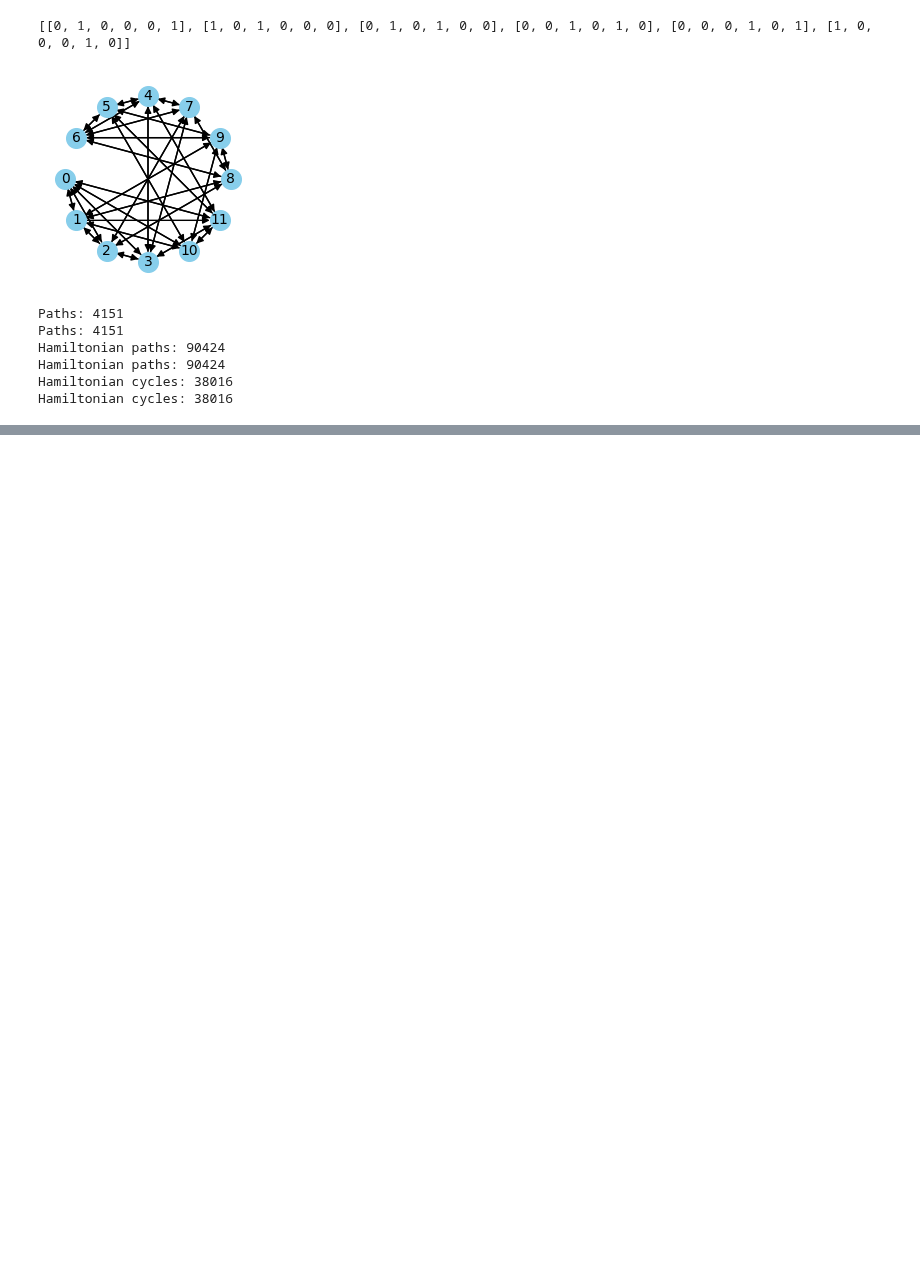
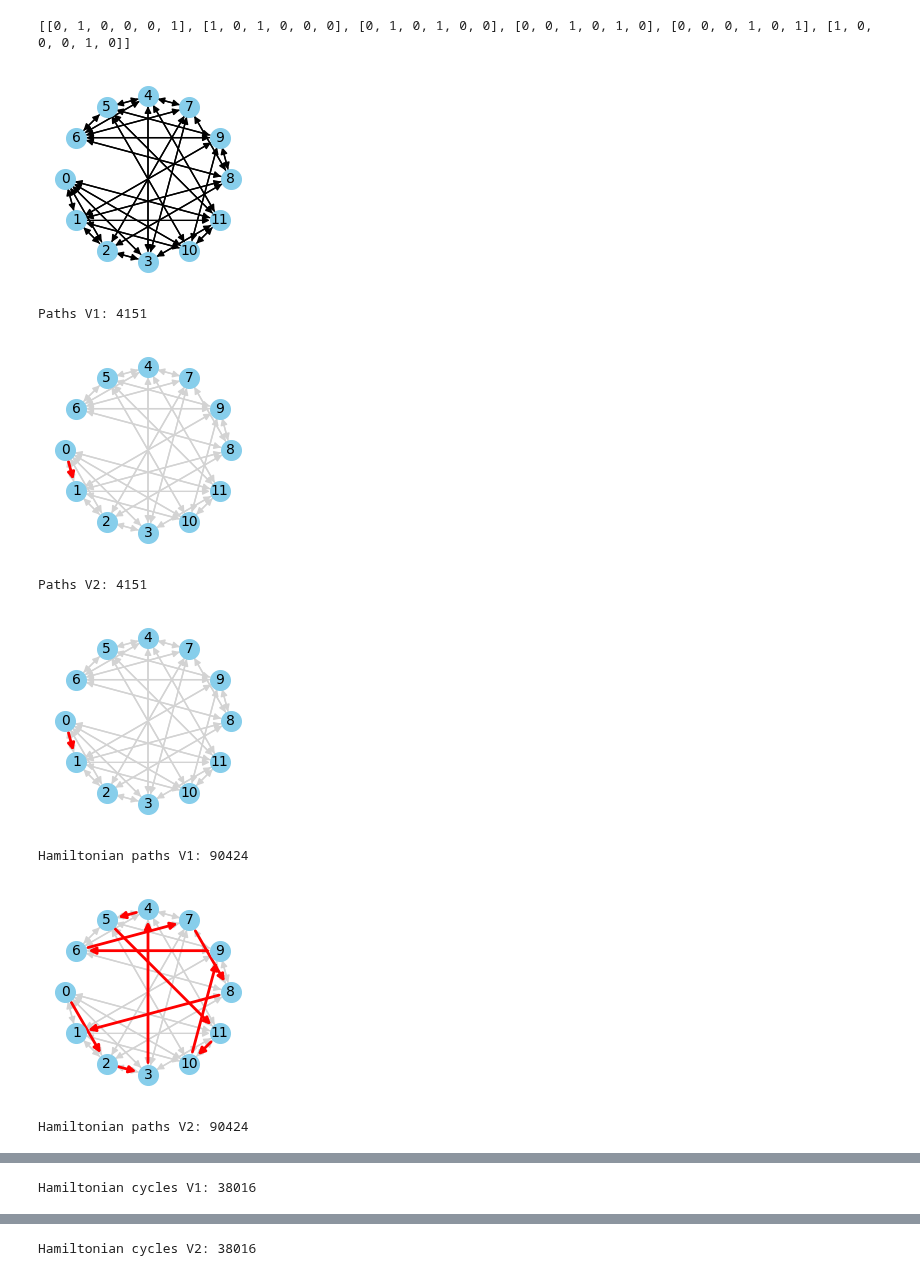
Before and after one commit to ExitedState/2301365_ALGO-LAB, a Jupyter notebook: LAB2/LAB2.ipynb, the cells around one changed output, grey strips where cells are left out. Cells and saved outputs as stored; diff of their text form; code cells hidden in the pictures; blank space fills up the shorter version.

```diff
--- a/LAB2/LAB2.ipynb
+++ b/LAB2/LAB2.ipynb
@@ -249,34 +249,35 @@ graph_matrix = [
 # %%
 draw_graph(graph_matrix)
 
 paths = find_all_paths(graph_matrix, 0, 1)
 print(f"Paths V1: {len(paths)}")
-# draw_solution(graph_matrix, paths[:5])
+draw_solution(graph_matrix, paths[:1])
 
 paths = find_all_paths_V2(graph_matrix, 0, 1)
 print(f"Paths V2: {len(paths)}")
-# draw_solution(graph_matrix, paths[:5])
+draw_solution(graph_matrix, paths[:1])
 
 paths = find_hamiltonian_paths(graph_matrix)
 print(f"Hamiltonian paths V1: {len(paths)}")
-# draw_solution(graph_matrix, paths[:5])
+draw_solution(graph_matrix, paths[:1])
 
 paths = find_hamiltonian_paths_V2(graph_matrix)
 print(f"Hamiltonian paths V2: {len(paths)}")
-# draw_solution(graph_matrix, paths[:5])
+draw_solution(graph_matrix, paths[:1])
 
 cycles = find_hamiltonian_cycles(graph_matrix)
 print(f"Hamiltonian cycles V1: {len(cycles)}")
-# draw_solution(graph_matrix, cycles[:5], cycles=True)
+draw_solution(graph_matrix, cycles[:1], cycles=True)
 
 cycles = find_hamiltonian_cycles_V2(graph_matrix)
 print(f"Hamiltonian cycles V2: {len(cycles)}")
-# draw_solution(graph_matrix, cycles[:5], cycles=True)
+draw_solution(graph_matrix, cycles[:1], cycles=True)
 # %% [output]
 [figure]
-Paths: 4151
-Paths: 4151
-Hamiltonian paths: 90424
-Hamiltonian paths: 90424
-Hamiltonian cycles: 38016
-Hamiltonian cycles: 38016
+Paths V1: 4151
+[figure, added]
+Paths V2: 4151
+[figure, added]
+Hamiltonian paths V1: 90424
+[figure, added]
+Hamiltonian paths V2: 90424
@@ -282,0 +285 @@ Hamiltonian cycles: 38016
+Hamiltonian cycles V1: 38016
@@ -282,0 +287 @@ Hamiltonian cycles: 38016
+Hamiltonian cycles V2: 38016
```
Also changed, not shown: parts of 2 cells of this notebook.
